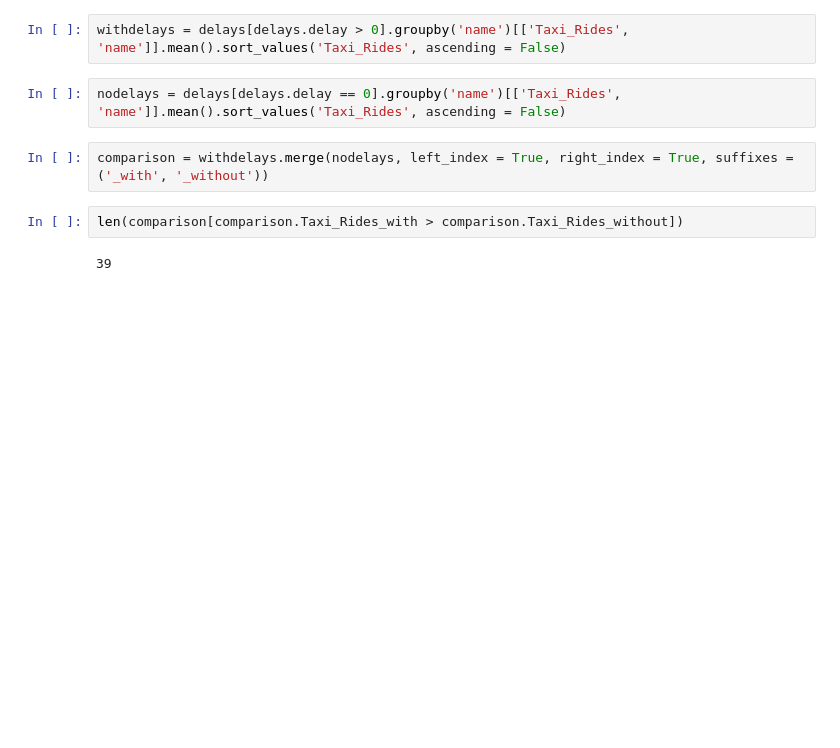
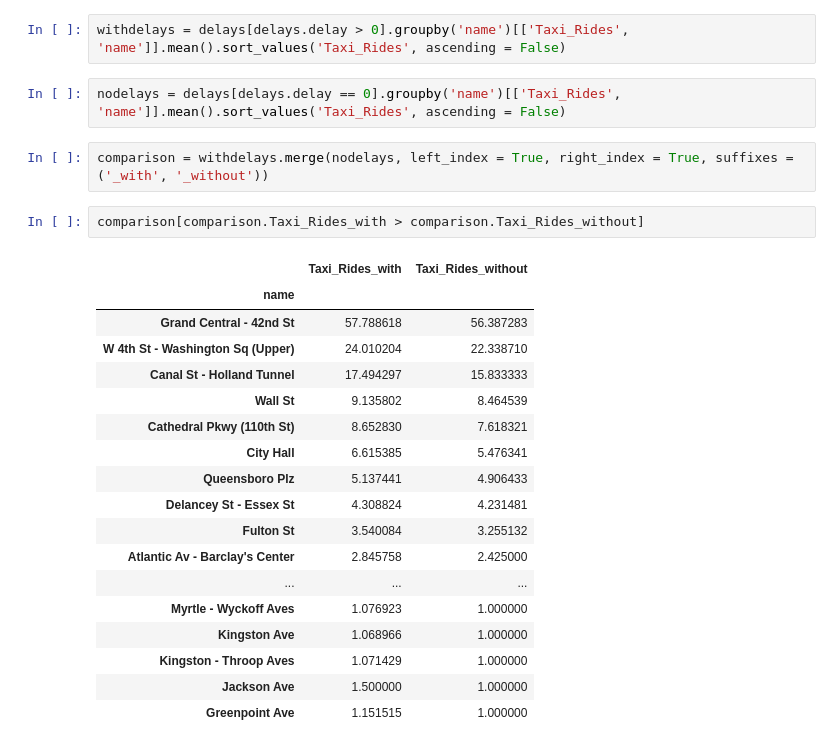
Before and after one commit to shayle/subway_taxi, a Jupyter notebook: Exploratory_Data.ipynb, the cells around one changed output. Drawn from its saved outputs; the diff is of its cells as text; blank space fills up the shorter version.

```diff
--- a/Exploratory_Data.ipynb
+++ b/Exploratory_Data.ipynb
@@ -100,6 +100,23 @@ nodelays = delays[delays.delay == 0].groupby('name')[['Taxi_Rides', 'name']].mea
 # %%
 comparison = withdelays.merge(nodelays, left_index = True, right_index = True, suffixes = ('_with', '_without'))
 # %%
-len(comparison[comparison.Taxi_Rides_with > comparison.Taxi_Rides_without])
+comparison[comparison.Taxi_Rides_with > comparison.Taxi_Rides_without]
 # %% [output]
-39
+|  | Taxi_Rides_with | Taxi_Rides_without |
+| name |  |  |
+| Grand Central - 42nd St | 57.788618 | 56.387283 |
+| W 4th St - Washington Sq (Upper) | 24.010204 | 22.338710 |
+| Canal St - Holland Tunnel | 17.494297 | 15.833333 |
+| Wall St | 9.135802 | 8.464539 |
+| Cathedral Pkwy (110th St) | 8.652830 | 7.618321 |
+| City Hall | 6.615385 | 5.476341 |
+| Queensboro Plz | 5.137441 | 4.906433 |
+| Delancey St - Essex St | 4.308824 | 4.231481 |
+| Fulton St | 3.540084 | 3.255132 |
+| Atlantic Av - Barclay's Center | 2.845758 | 2.425000 |
+| ... | ... | ... |
+| Myrtle - Wyckoff Aves | 1.076923 | 1.000000 |
+| Kingston Ave | 1.068966 | 1.000000 |
+| Kingston - Throop Aves | 1.071429 | 1.000000 |
+| Jackson Ave | 1.500000 | 1.000000 |
+| Greenpoint Ave | 1.151515 | 1.000000 |
```
Also changed, not shown: parts of 1 cell of this notebook.
